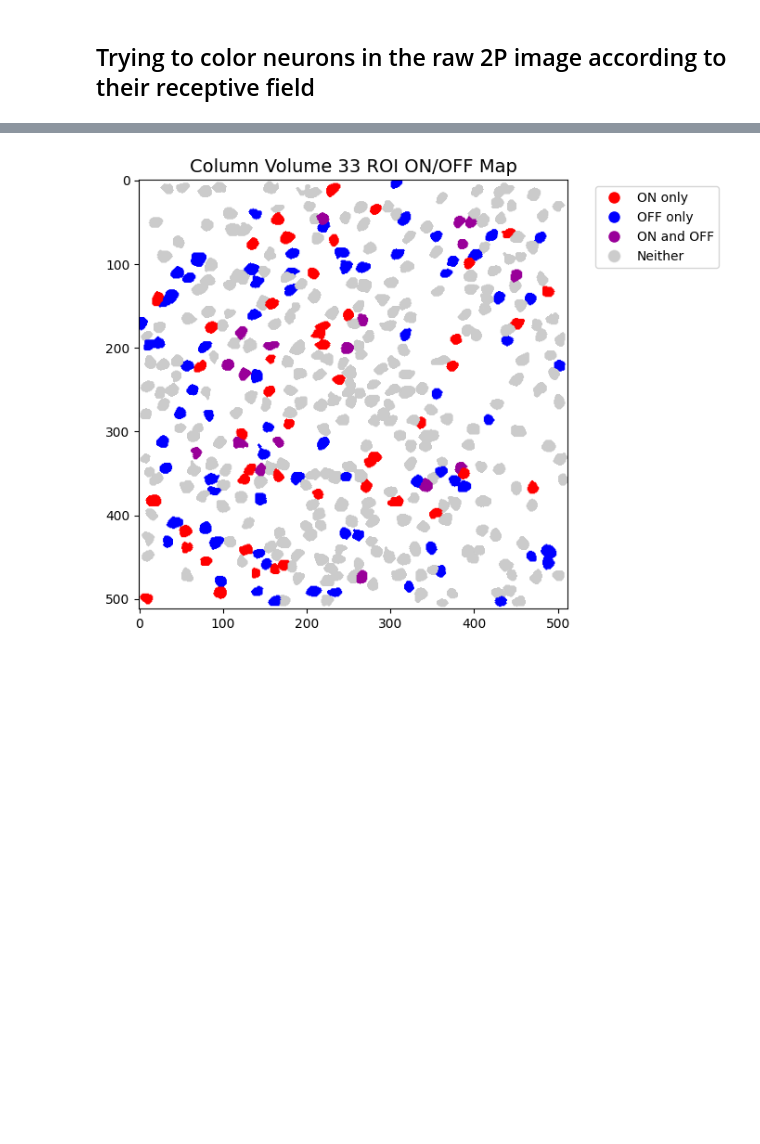
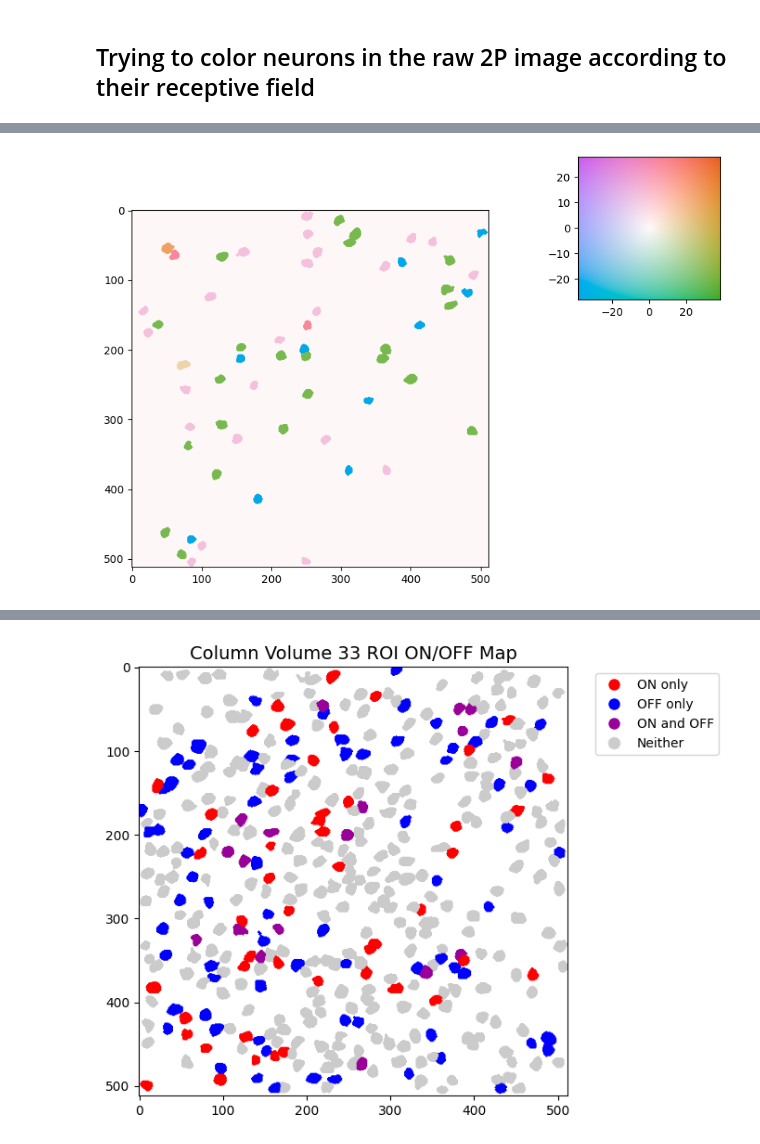
Before and after one commit to naomidonovan1/allen_v1dd, a Jupyter notebook: src/allen_v1dd/demo.ipynb, the cells around one changed output, grey strips where cells are left out. Cells and saved outputs as stored; diff of their text form; code cells hidden in the pictures; blank space fills up the shorter version.

```diff
--- a/src/allen_v1dd/demo.ipynb
+++ b/src/allen_v1dd/demo.ipynb
@@ -461,0 +515,13 @@ Text(0.5, 1.0, 'Column Volume 33 ON RF Centers')
+# %%
+fig, ax = plt.subplots(1, 1, figsize=(6, 6))
+
+rgb, stamp = cs.apply_stamp(img_on[:, :, 1], img_on[:, :, 0], 'peak',
+    vmin_0=-np.max(np.abs(img_on[:, :, 1])), vmax_0=np.max(np.abs(img_on[:, :, 1])),
+    vmin_1=-np.max(np.abs(img_on[:, :, 0])), vmax_1=np.max(np.abs(img_on[:, :, 0]))) # idk why but you have to do y, x
+# vmin_0=-62.5, vmax_0=62.5,
+# vmin_1=-32, vmax_1=32)
+
+ax.imshow(rgb)
+overlaid_ax = stamp.overlay_ax(ax, lower_left_corner=[0.75, 1.25], width=0.4)
+# %% [output]
+[figure, added]
```
Also changed, not shown: parts of 19 cells of this notebook.
